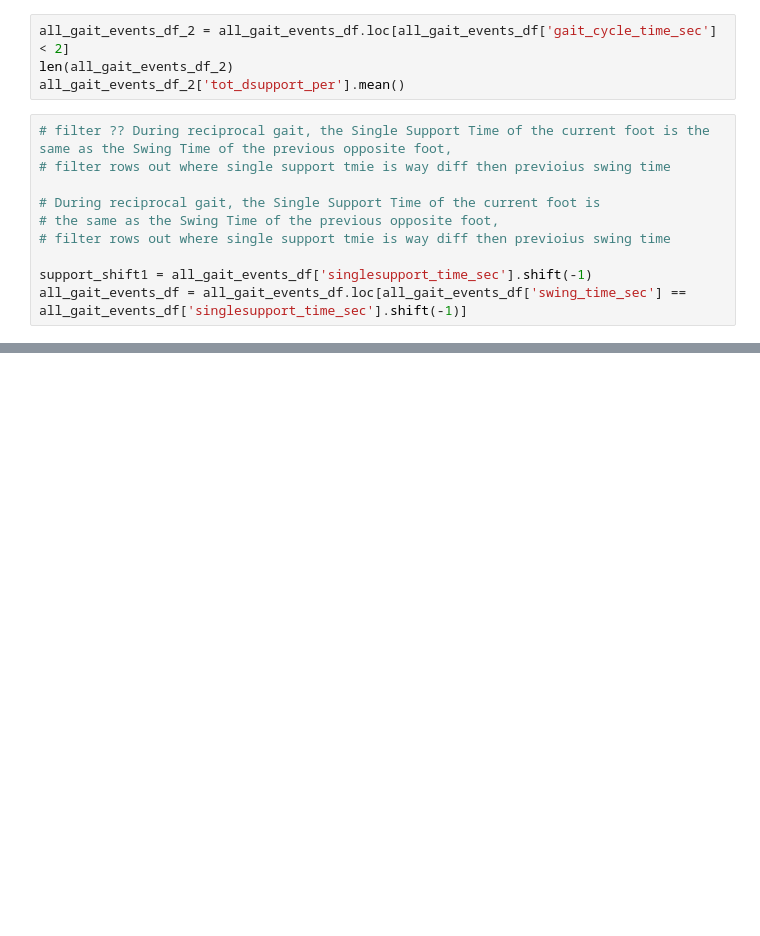
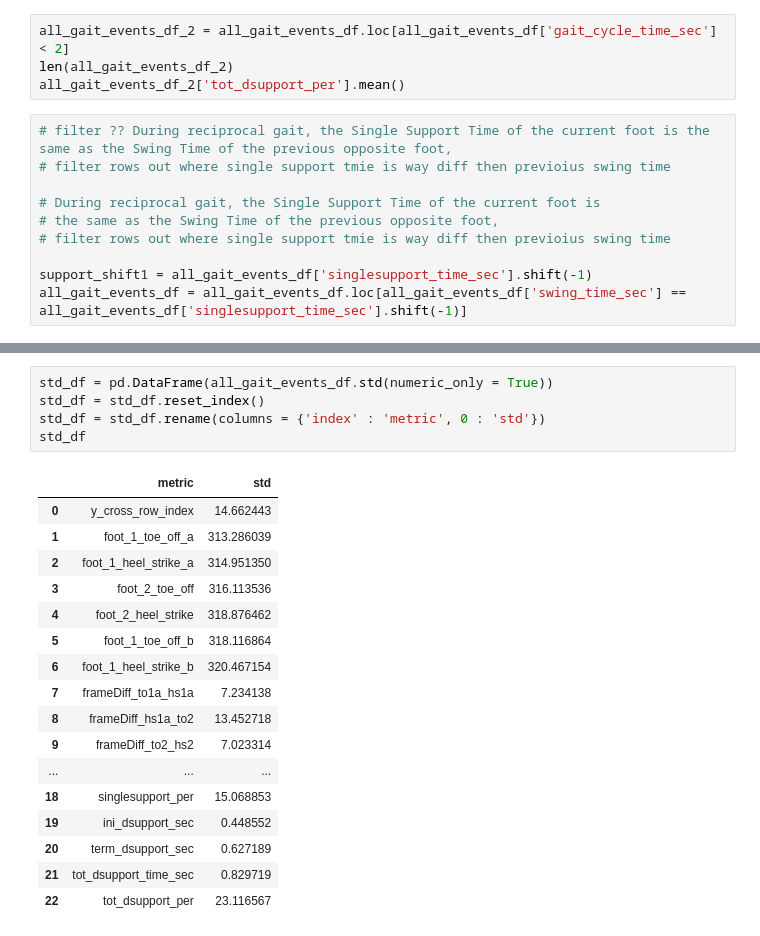
Before and after one commit to UCSF-MSLAB/HomeVideoAnalysis, a Jupyter notebook: megan_sandbox/gait_events/test_hip_heel_dist_2.ipynb, the cells around one changed output, grey strips where cells are left out. Drawn from its saved outputs; the diff is of its cells as text; blank space fills up the shorter version.

```diff
--- a/megan_sandbox/gait_events/test_hip_heel_dist_2.ipynb
+++ b/megan_sandbox/gait_events/test_hip_heel_dist_2.ipynb
@@ -573,0 +622,23 @@ all_gait_events_df = all_gait_events_df.loc[all_gait_events_df['swing_time_sec']
+# %%
+std_df = pd.DataFrame(all_gait_events_df.std(numeric_only = True))
+std_df = std_df.reset_index()
+std_df = std_df.rename(columns = {'index' : 'metric', 0 : 'std'})
+std_df
+# %% [output]
+|  | metric | std |
+| 0 | y_cross_row_index | 14.662443 |
+| 1 | foot_1_toe_off_a | 313.286039 |
+| 2 | foot_1_heel_strike_a | 314.951350 |
+| 3 | foot_2_toe_off | 316.113536 |
+| 4 | foot_2_heel_strike | 318.876462 |
+| 5 | foot_1_toe_off_b | 318.116864 |
+| 6 | foot_1_heel_strike_b | 320.467154 |
+| 7 | frameDiff_to1a_hs1a | 7.234138 |
+| 8 | frameDiff_hs1a_to2 | 13.452718 |
+| 9 | frameDiff_to2_hs2 | 7.023314 |
+| ... | ... | ... |
+| 18 | singlesupport_per | 15.068853 |
+| 19 | ini_dsupport_sec | 0.448552 |
+| 20 | term_dsupport_sec | 0.627189 |
+| 21 | tot_dsupport_time_sec | 0.829719 |
+| 22 | tot_dsupport_per | 23.116567 |
```
Also changed, not shown: parts of 7 cells of this notebook, 1 other file.
